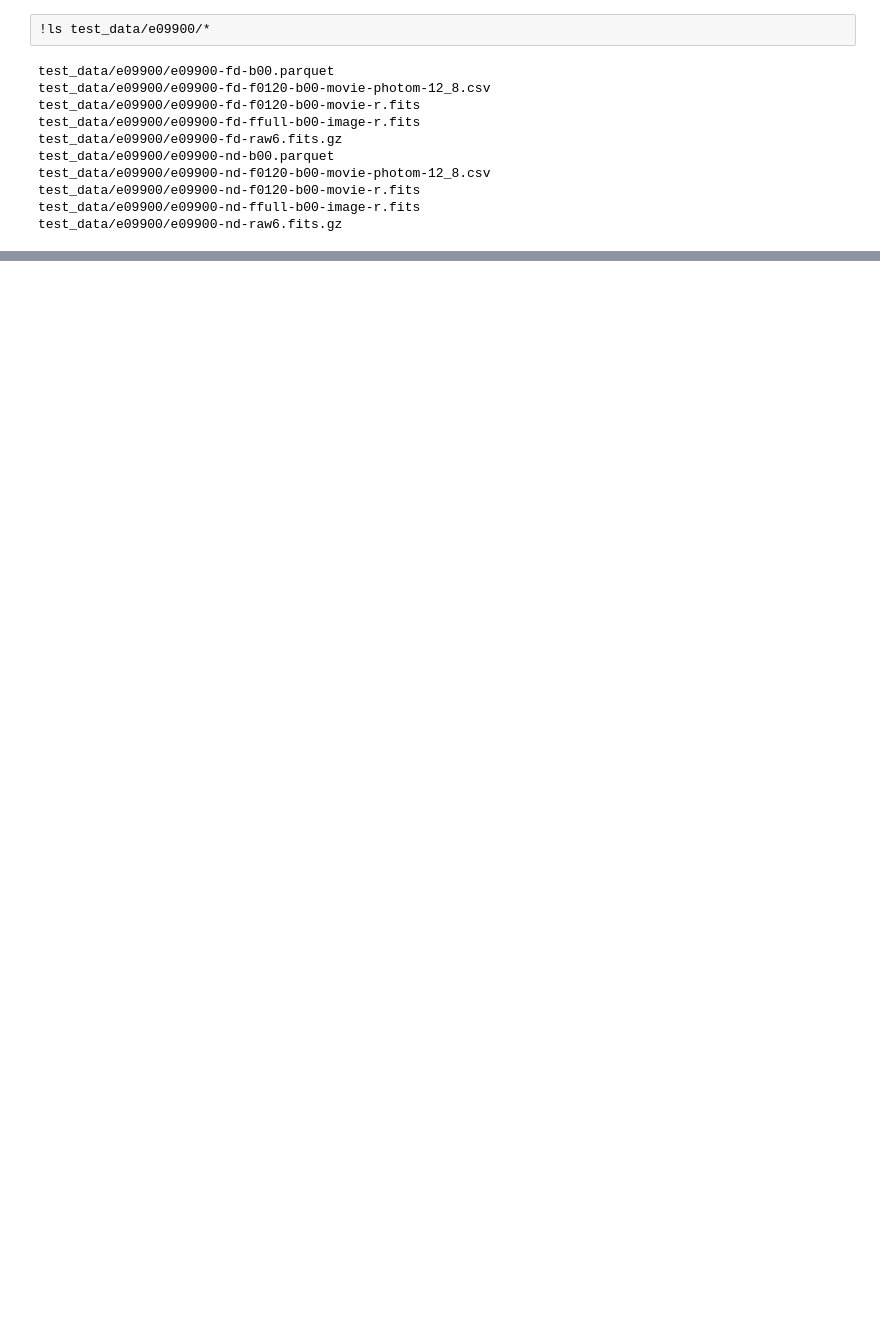
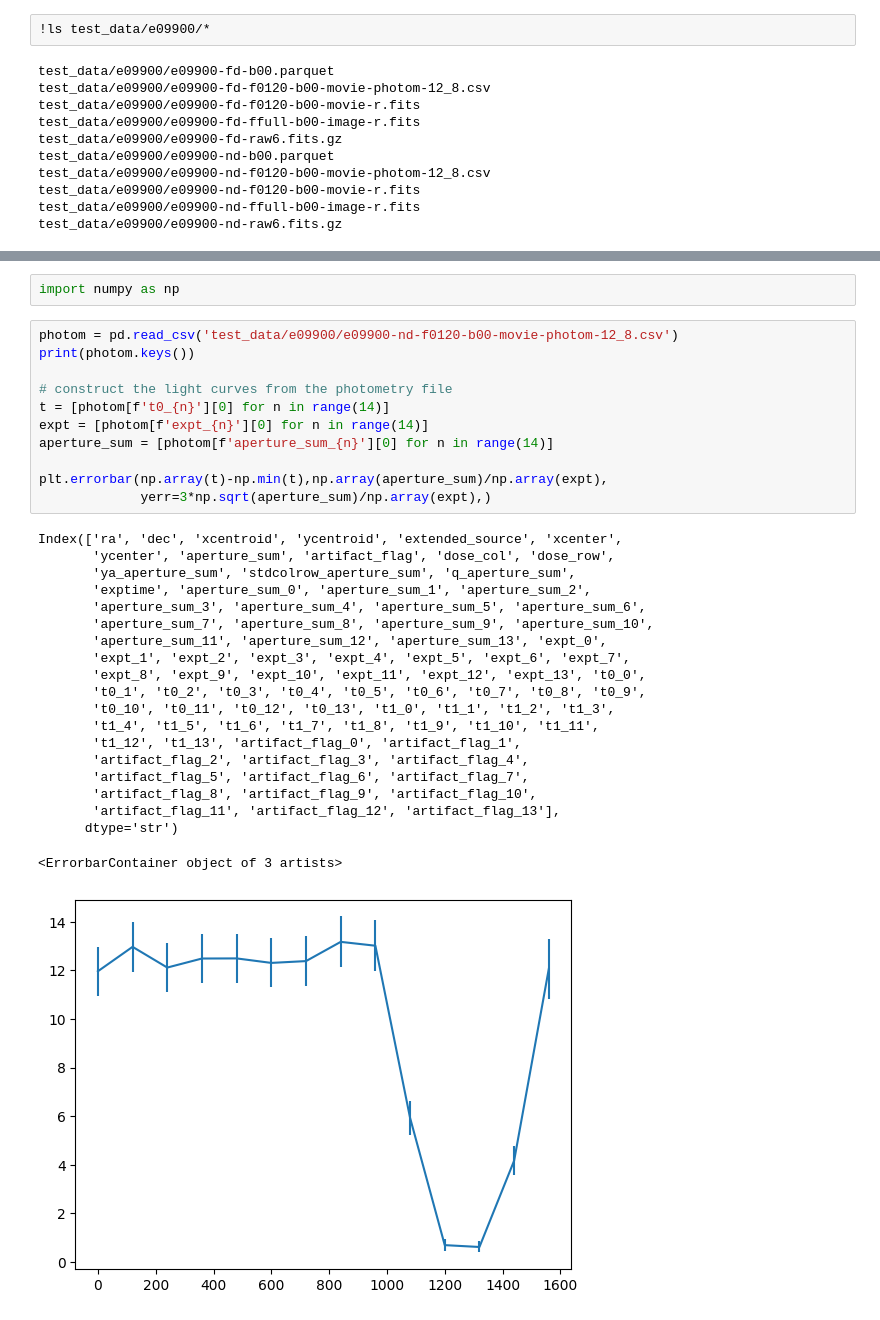
Before and after one commit to MillionConcepts/gPhoton2, a Jupyter notebook: tutorial.ipynb, the cells around one changed output, grey strips where cells are left out. Cells and saved outputs as stored; diff of their text form; blank space fills up the shorter version.

```diff
--- a/tutorial.ipynb
+++ b/tutorial.ipynb
@@ -205,0 +274,34 @@ test_data/e09900/e09900-nd-raw6.fits.gz
+# %%
+import numpy as np
+# %%
+photom = pd.read_csv('test_data/e09900/e09900-nd-f0120-b00-movie-photom-12_8.csv')
+print(photom.keys())
+
+# construct the light curves from the photometry file
+t = [photom[f't0_{n}'][0] for n in range(14)]
+expt = [photom[f'expt_{n}'][0] for n in range(14)]
+aperture_sum = [photom[f'aperture_sum_{n}'][0] for n in range(14)]
+
+plt.errorbar(np.array(t)-np.min(t),np.array(aperture_sum)/np.array(expt),
+             yerr=3*np.sqrt(aperture_sum)/np.array(expt),)
+# %% [output]
+Index(['ra', 'dec', 'xcentroid', 'ycentroid', 'extended_source', 'xcenter',
+       'ycenter', 'aperture_sum', 'artifact_flag', 'dose_col', 'dose_row',
+       'ya_aperture_sum', 'stdcolrow_aperture_sum', 'q_aperture_sum',
+       'exptime', 'aperture_sum_0', 'aperture_sum_1', 'aperture_sum_2',
+       'aperture_sum_3', 'aperture_sum_4', 'aperture_sum_5', 'aperture_sum_6',
+       'aperture_sum_7', 'aperture_sum_8', 'aperture_sum_9', 'aperture_sum_10',
+       'aperture_sum_11', 'aperture_sum_12', 'aperture_sum_13', 'expt_0',
+       'expt_1', 'expt_2', 'expt_3', 'expt_4', 'expt_5', 'expt_6', 'expt_7',
+       'expt_8', 'expt_9', 'expt_10', 'expt_11', 'expt_12', 'expt_13', 't0_0',
+       't0_1', 't0_2', 't0_3', 't0_4', 't0_5', 't0_6', 't0_7', 't0_8', 't0_9',
+       't0_10', 't0_11', 't0_12', 't0_13', 't1_0', 't1_1', 't1_2', 't1_3',
+       't1_4', 't1_5', 't1_6', 't1_7', 't1_8', 't1_9', 't1_10', 't1_11',
+       't1_12', 't1_13', 'artifact_flag_0', 'artifact_flag_1',
+       'artifact_flag_2', 'artifact_flag_3', 'artifact_flag_4',
+       'artifact_flag_5', 'artifact_flag_6', 'artifact_flag_7',
+       'artifact_flag_8', 'artifact_flag_9', 'artifact_flag_10',
+       'artifact_flag_11', 'artifact_flag_12', 'artifact_flag_13'],
+      dtype='str')
+<ErrorbarContainer object of 3 artists>
+[figure, added]
```
Also changed, not shown: parts of 8 cells of this notebook.
